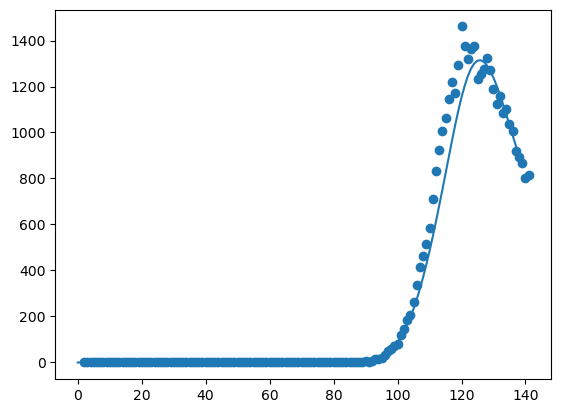
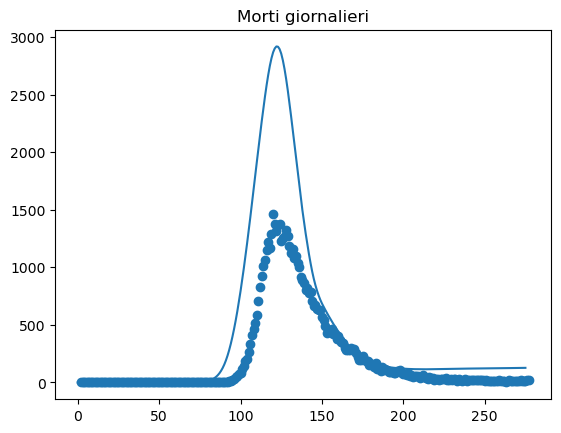
The change to this notebook cell's code, shown as a diff; its figure went from the first image to the second:
--- before
+++ after
@@ -9,4 +9,6 @@
 plt.scatter(X,Y)
 plt.plot(morti_scalati)
+plt.title('Morti giornalieri')
+plt.savefig("Morti Giornalieri")
 plt.show()
 print(X,Y)

Commit: Beccaria disse che la tortura non conduce mai alla verità, eppure oggi mi pare che conduca alla mia vita